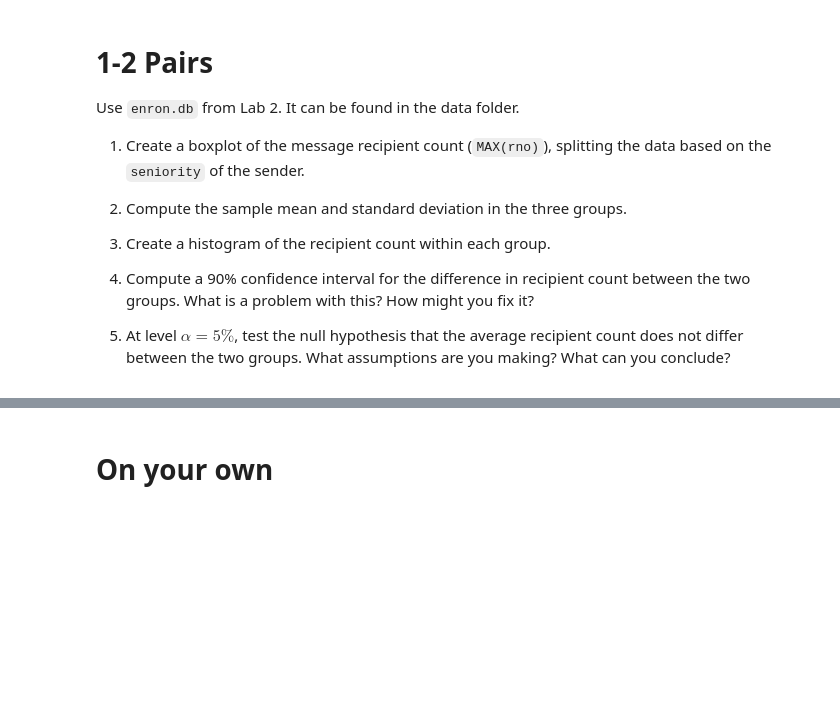
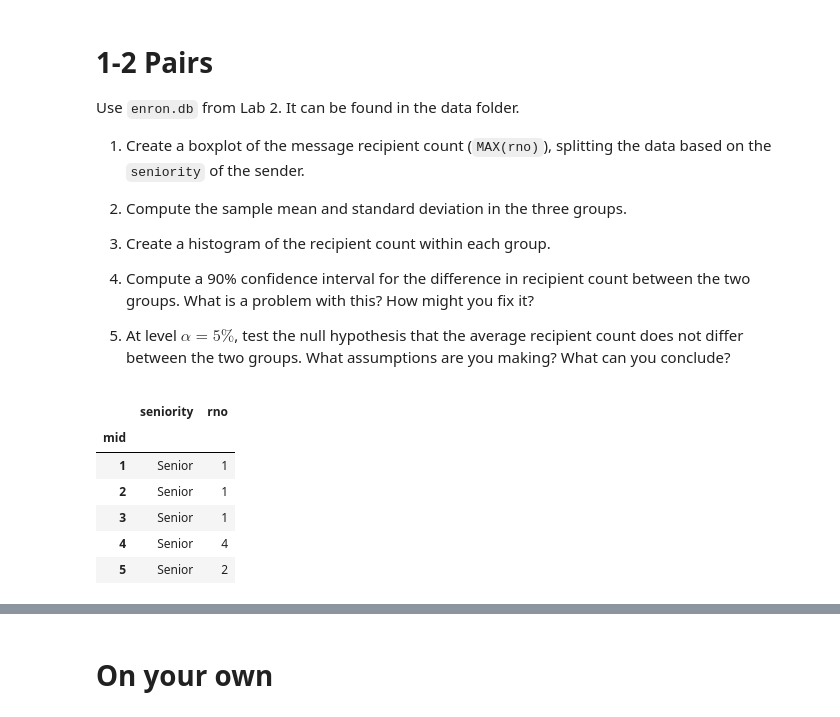
Before and after one commit to zfcousens/DAT_SF_12, a Jupyter notebook: 08-Stats_Lab.ipynb, the cells around one changed output, grey strips where cells are left out. Saved outputs shown, nothing was run; the diff lists cells and outputs as text; code cells hidden in the pictures; blank space fills up the shorter version.

```diff
--- a/08-Stats_Lab.ipynb
+++ b/08-Stats_Lab.ipynb
@@ -82,0 +110,15 @@ Use `enron.db` from Lab 2. It can be found in the data folder.
+# %%
+table = pd.read_sql("""SELECT seniority, rno, mid
+    FROM EmployeeBase
+    JOIN MessageBase ON eid = from_eid
+    JOIN RecipientBase USING(mid)
+    group by mid""", conn, "mid")
+table.head()
+# %% [output]
+|  | seniority | rno |
+| mid |  |  |
+| 1 | Senior | 1 |
+| 2 | Senior | 1 |
+| 3 | Senior | 1 |
+| 4 | Senior | 4 |
+| 5 | Senior | 2 |
```
Also changed, not shown: parts of 7 cells of this notebook, 7 other files.
